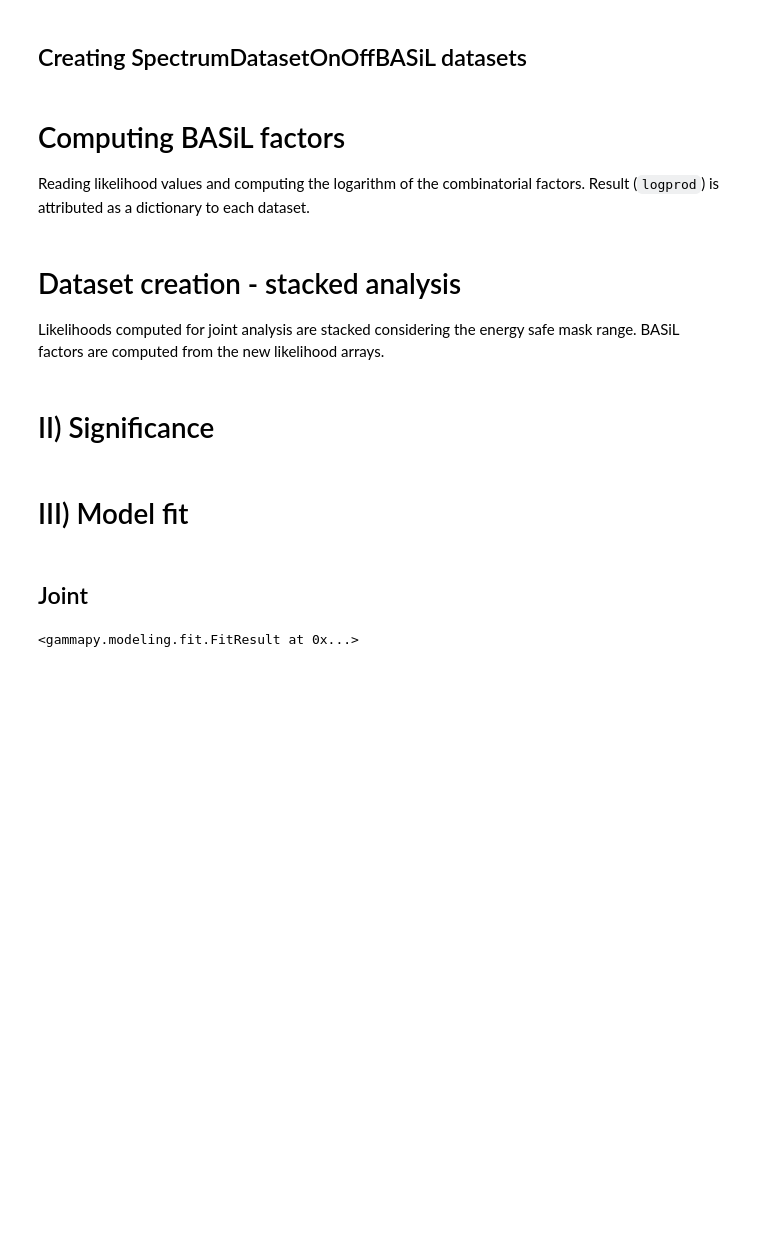
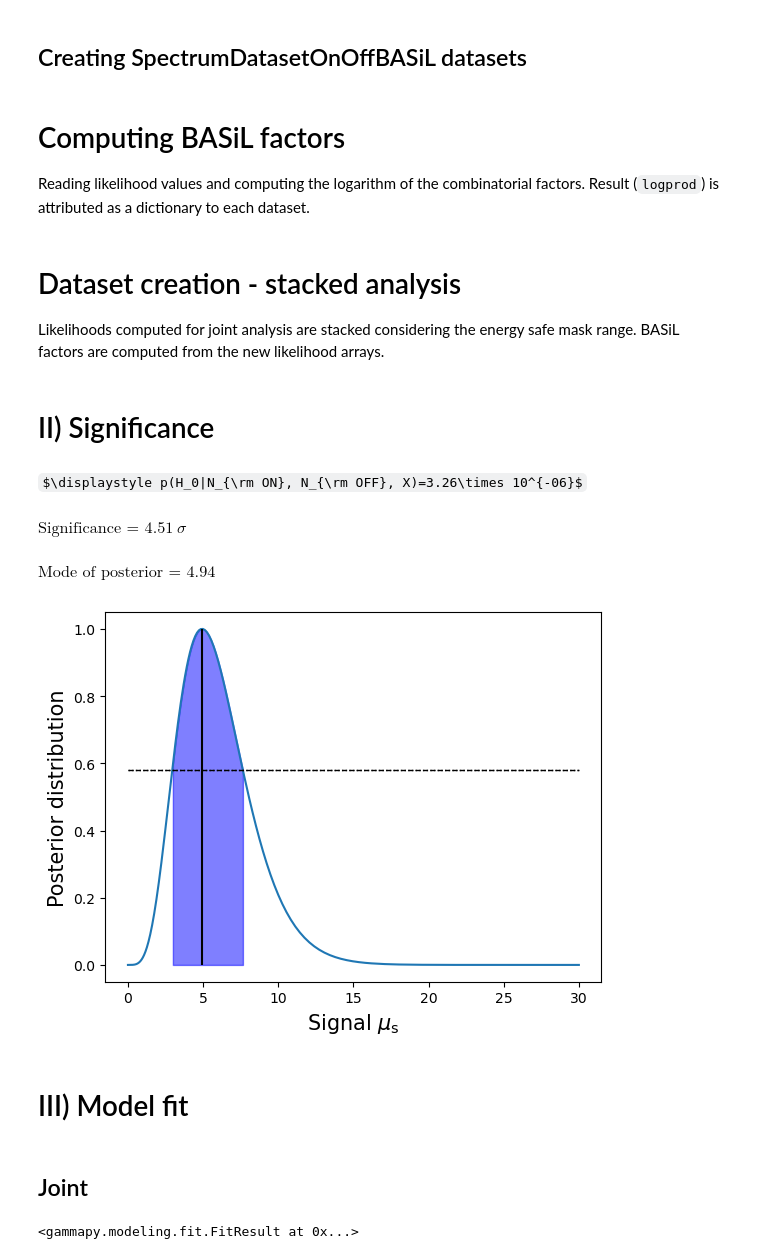
Before and after one commit to matheusgenaro/basil-package, a Jupyter notebook: example_notebook.ipynb, the cells around one changed output. Saved outputs shown, nothing was run; the diff lists cells and outputs as text; code cells hidden in the pictures; some formulas as TeX source; blank space fills up the shorter version.

```diff
--- a/example_notebook.ipynb
+++ b/example_notebook.ipynb
@@ -152,7 +150,7 @@ for m in range(len(obs_ids)):
     file_path = project_folder+'/run{:}'.format(run)+'/basil_factors'
     ###########################
 
-    events = EventList.read(project_folder+"/events_fake_run{:}.fits".format(run))
+    events = EventList.read(project_folder+"/run{:}/events_fake_run{:}.fits".format(run,run))
 
     # Initialize BASiL Spectrum Dataset On/Off
     dataset_onoff_basil = SpectrumDatasetOnOffBASiL(name=dataset_on_off.name)
@@ -420,6 +421,7 @@ stacked_basil.edisp = stacked.edisp
 stacked_basil.mask_safe = stacked.mask_safe
 stacked_basil.meta_table = stacked.meta_table
 
+energy = stacked_basil.counts.geom.axes["energy"].center.value
 
 dict_logprod = {}
 for j in range(len(energy)):
@@ -561,3 +435,32 @@ for indx in range(12):
+# %%
+'''
+    Calculate the detection significance (or probability of the null hypothesis)
+    for a given energy bin and assumed prior value (`sig_max`).
+'''
+energy_bin = 10
+sig_max = 500
+file_path_stacked = project_folder+'/stacked/'
+
+with open(file_path_stacked+'/likelihoods/likelihood_gamma_list_stacked.pkl', 'rb') as file:
+    like_sig = pickle.load(file)
+
+with open(file_path_stacked+'/likelihoods/likelihood_bkg_list_stacked.pkl', 'rb') as file:
+    like_bkg = pickle.load(file)
+
+logpH0 = significance_basil(stacked.counts.data[energy_bin][0][0], stacked.counts_off.data[energy_bin][0][0], stacked.alpha.data[energy_bin][0][0], like_sig[energy_bin], like_bkg[energy_bin], sig_max, sigma=False)
+significance = significance_basil(stacked.counts.data[energy_bin][0][0], stacked.counts_off.data[energy_bin][0][0], stacked.alpha.data[energy_bin][0][0], like_sig[energy_bin], like_bkg[energy_bin], sig_max, sigma=True)
+
+display(Math(r'p(H_0|N_{\rm ON}, N_{\rm OFF}, X)=' + f'{math.exp(logpH0):.2e}'.replace('e', r'\times 10^{') + '}'))
+display(Math(r'\text{Significance = }' + f'{significance:.2f}' + r'\ \sigma'))
+# %% [output]
+$\displaystyle p(H_0|N_{\rm ON}, N_{\rm OFF}, X)=3.26\times 10^{-06}$
+$\displaystyle \text{Significance = }4.51\ \sigma$
+# %%
+result = plot_posterior(stacked_basil, 10, 30)
+display(Math(r'\text{Mode of posterior = }' + f'{result["mode"]:.2f}'))
+# %% [output]
+$\displaystyle \text{Mode of posterior = }4.94$
+[figure, added]
 # %% [markdown]
 # III) Model fit
 # %% [markdown]
```
Also changed, not shown: parts of 13 cells of this notebook, 18 other files.
